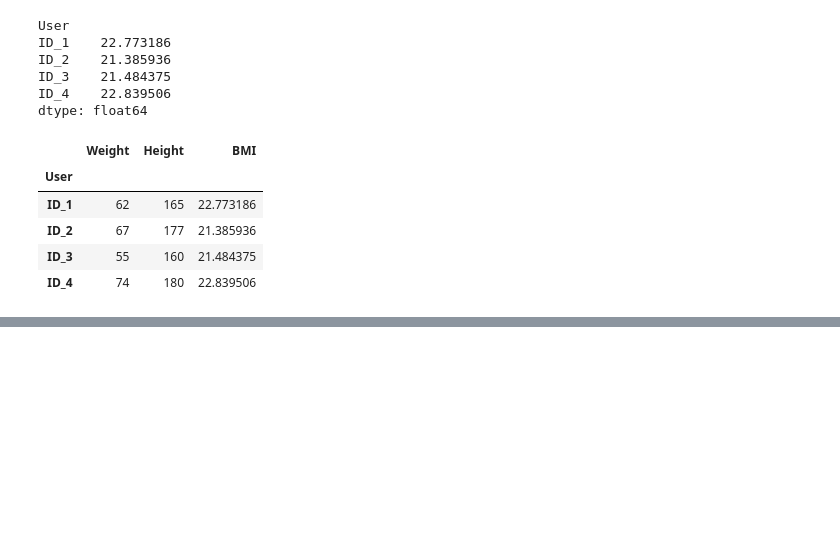
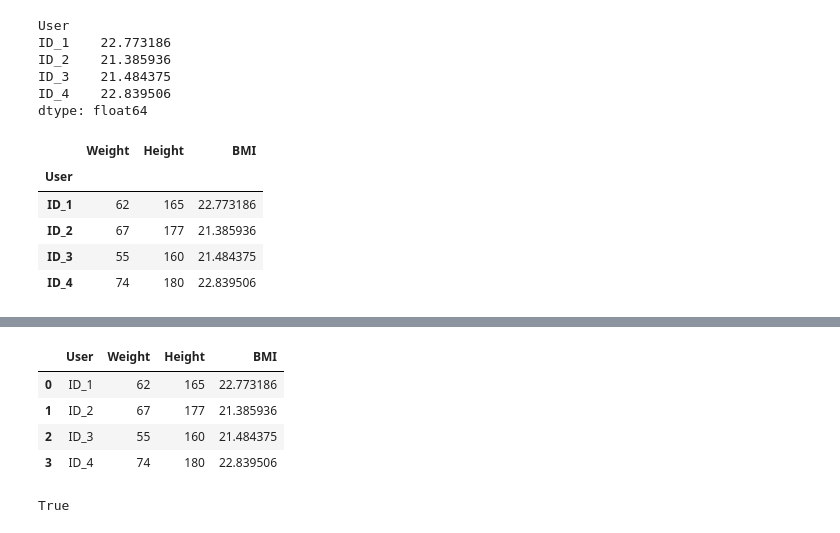
Before and after one commit to cabbi120101/TIL, a Jupyter notebook: python/Pandas.ipynb, the cells around one changed output, grey strips where cells are left out. Cells and saved outputs as stored; diff of their text form; code cells hidden in the pictures; blank space fills up the shorter version.

```diff
--- a/python/Pandas.ipynb
+++ b/python/Pandas.ipynb
@@ -535,0 +536,13 @@ df_WH.to_csv('/Users/dongwook/Desktop/TIL/python/save_DataFrame.csv')
+# %%
+pd.read_csv('/Users/dongwook/Desktop/TIL/python/save_DataFrame.csv')
+# %% [output]
+|  | User | Weight | Height | BMI |
+| 0 | ID_1 | 62 | 165 | 22.773186 |
+| 1 | ID_2 | 67 | 177 | 21.385936 |
+| 2 | ID_3 | 55 | 160 | 21.484375 |
+| 3 | ID_4 | 74 | 180 | 22.839506 |
+# %%
+import os
+os.path.exists('/Users/dongwook/Desktop/TIL/python/save_DataFrame.csv')
+# %% [output]
+True
```
Also changed, not shown: parts of 1 cell of this notebook, 1 other file.
